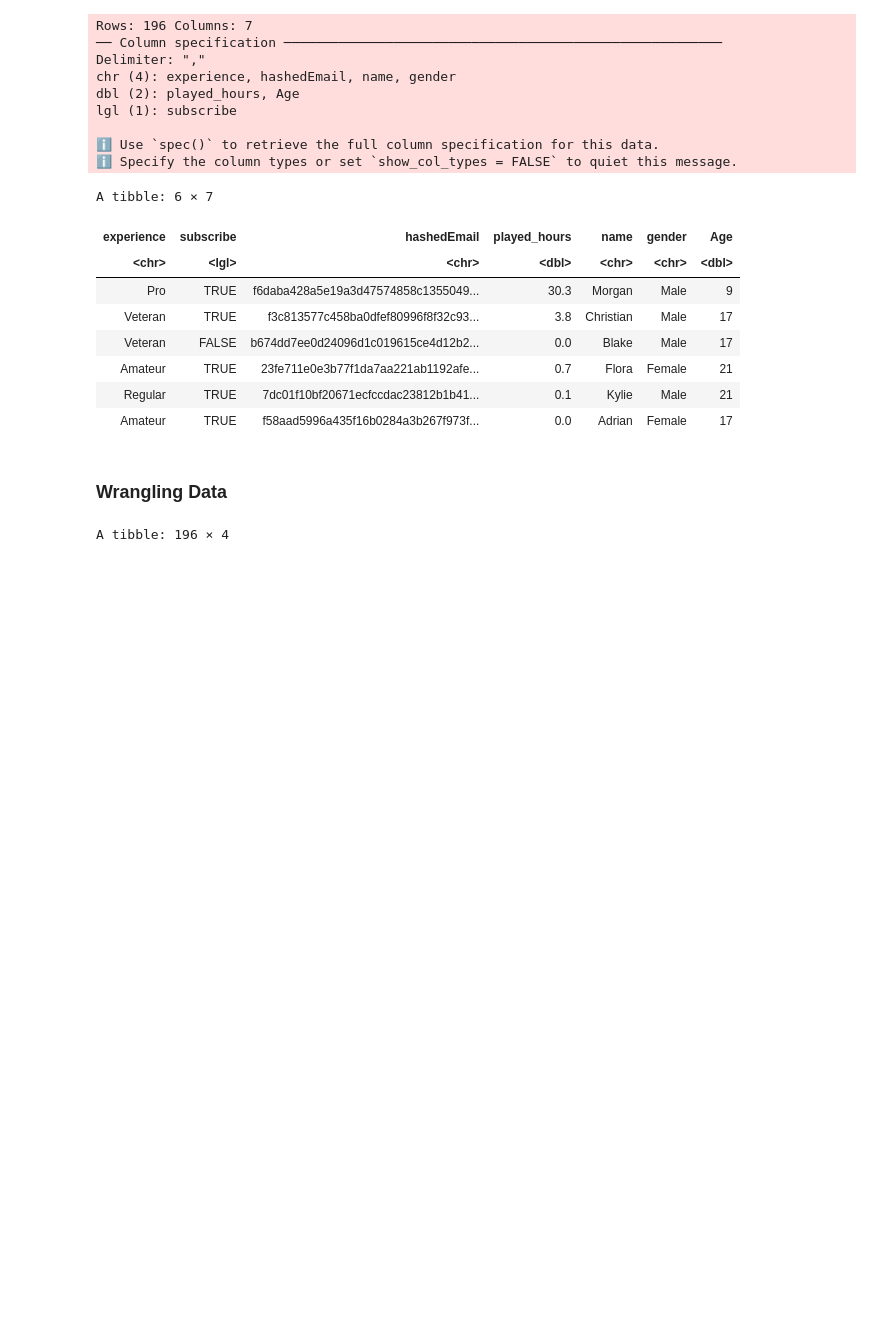
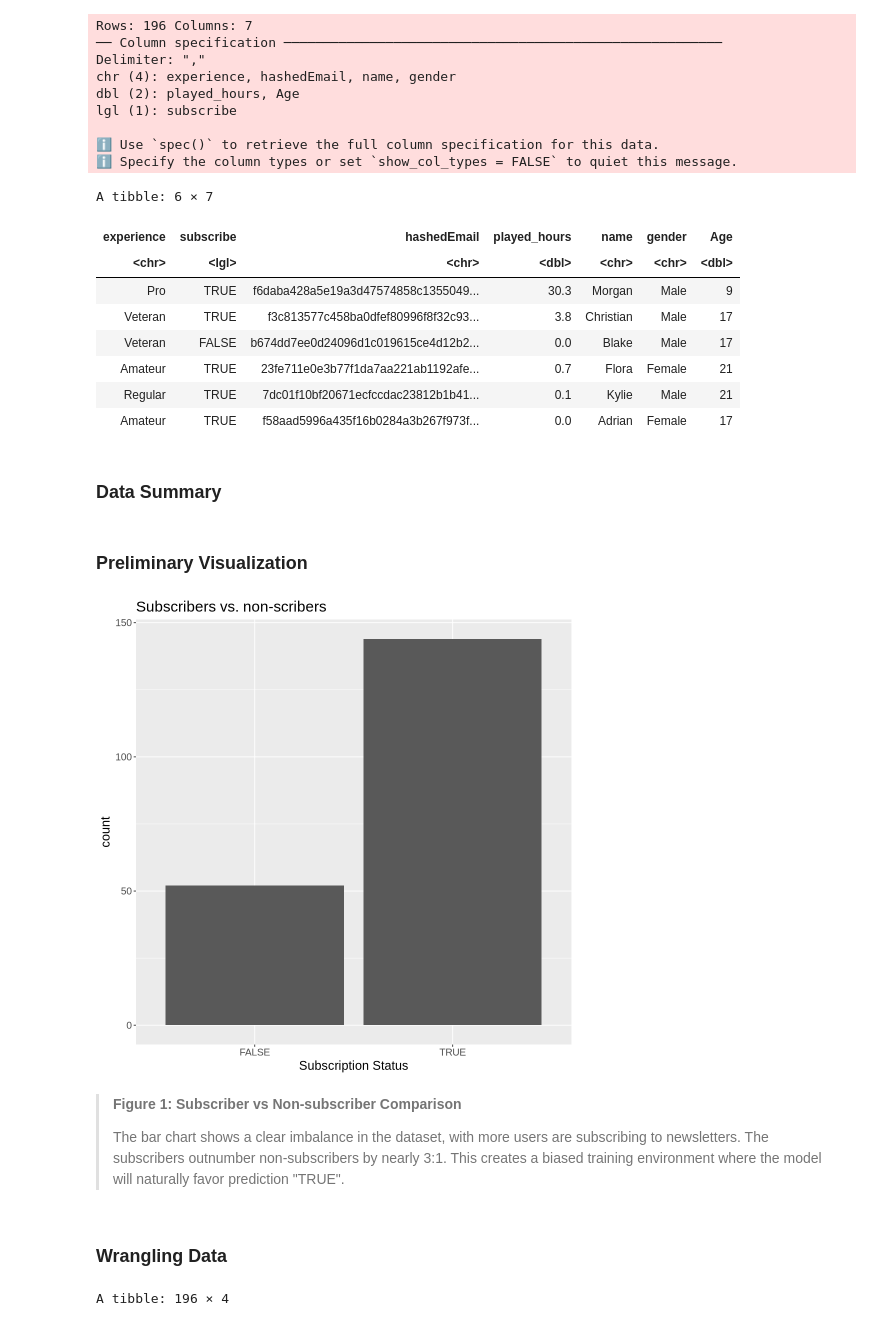
Before and after one commit to valkyraycho/DSCI-Project, a Jupyter notebook: project_report.ipynb, the cells around one changed output. Cells and saved outputs as stored; diff of their text form; code cells hidden in the pictures; blank space fills up the shorter version.

```diff
--- a/project_report.ipynb
+++ b/project_report.ipynb
@@ -62,3 +62,5 @@ A tibble: 6 × 7
 | Amateur | TRUE | 23fe711e0e3b77f1da7aa221ab1192afe... | 0.7 | Flora | Female | 21 |
 | Regular | TRUE | 7dc01f10bf20671ecfccdac23812b1b41... | 0.1 | Kylie | Male | 21 |
 | Amateur | TRUE | f58aad5996a435f16b0284a3b267f973f... | 0.0 | Adrian | Female | 17 |
+# %% [markdown]
+### Data Summary
@@ -65,3 +69,22 @@ A tibble: 6 × 7
+# %% [markdown]
+### Preliminary Visualization
+# %%
+options(repr.plot.width = 8, repr.plot.height = 8)
+players_project <- players |>
+select(experience, subscribe) |>
+ggplot(aes(x = subscribe)) +
+geom_bar() +
+labs(x = "Subscription Status") +
+ggtitle("Subscribers vs. non-scribers") +
+theme(text = element_text(size = 15)) +
+scale_fill_brewer(palette = 'Pastel1')
+players_project
+# %% [output]
+[figure, added]
+# %% [markdown]
+>**Figure 1: Subscriber vs Non-subscriber Comparison**
+>
+>The bar chart shows a clear imbalance in the dataset, with more users are subscribing to newsletters. The subscribers outnumber non-subscribers by nearly 3:1. This creates a biased training environment where the model will naturally favor prediction "TRUE".
 # %% [markdown]
 ### Wrangling Data
 # %%
```
Also changed, not shown: parts of 9 cells of this notebook.
